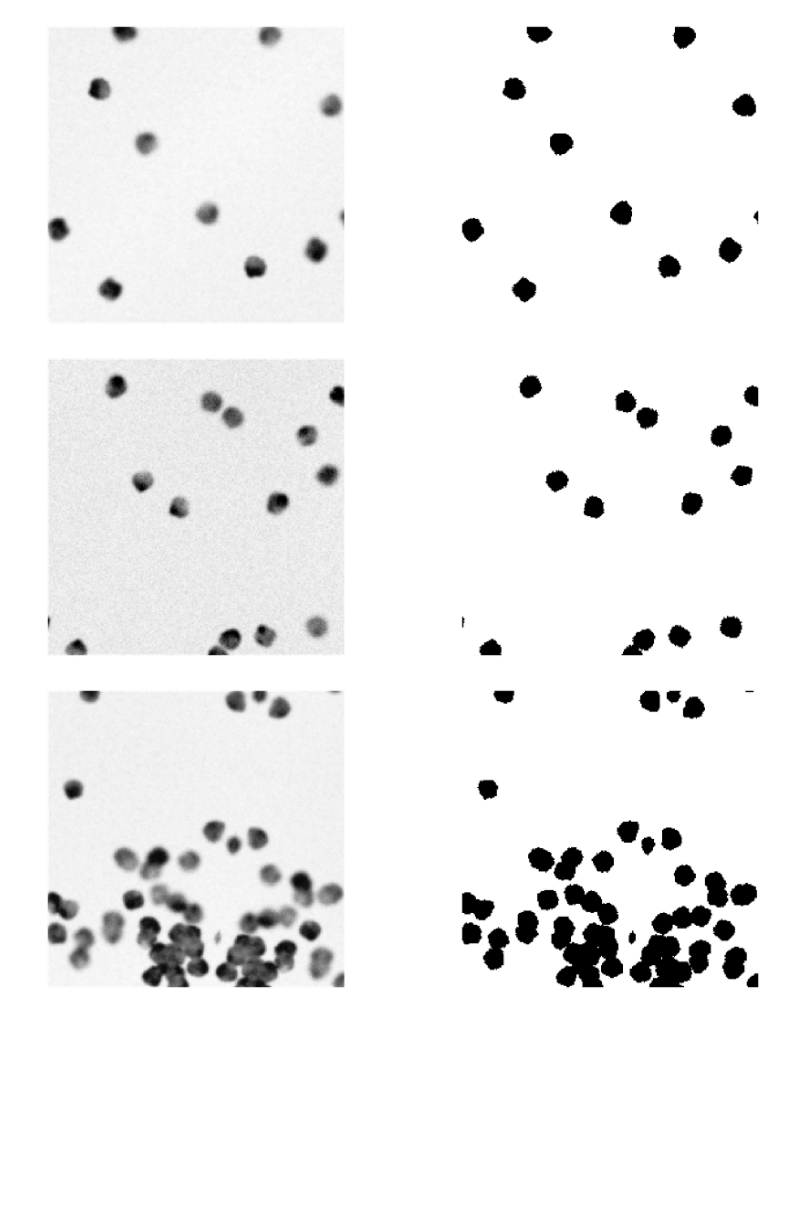
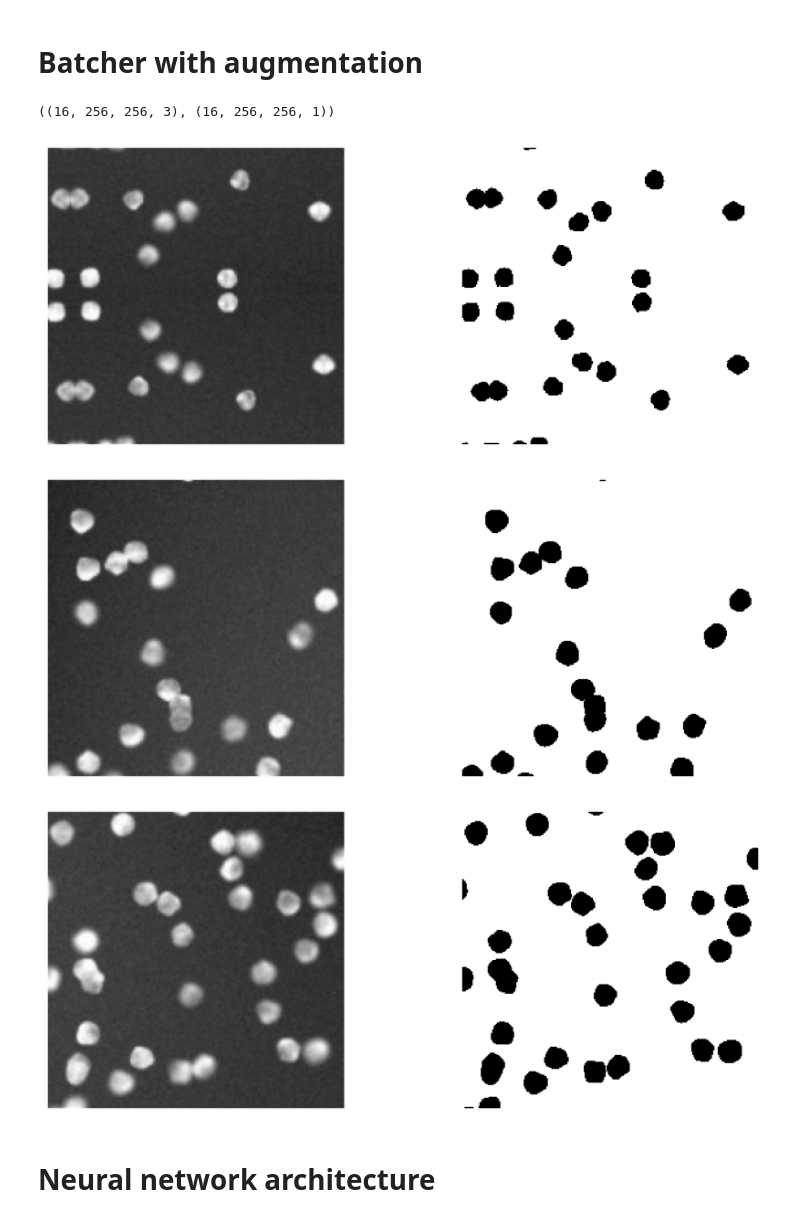
Before and after one commit to Sergei-Volkov/CellsCounter, a Jupyter notebook: NeuralNetworkTry.ipynb, the cells around one changed output. Drawn from its saved outputs; the diff is of its cells as text; code cells hidden in the pictures; blank space fills up the shorter version.

```diff
--- a/NeuralNetworkTry.ipynb
+++ b/NeuralNetworkTry.ipynb
@@ -34,4 +28,12 @@ def get_files_names(path: str):
         files_masks_temp = next(os.walk(path + '/synthetic_0' + percent + '_foreground'))
         files_masks += [files_masks_temp[0] + '/' + name for name in sorted(files_masks_temp[-1], key=lambda k: int(k[:-4]))]
     return np.array(files_images), np.array(files_masks)
+# %%
+X_train, X_test, Y_train, Y_test = train_test_split(
+    *get_files_names(path),
+    test_size=0.3,
+    random_state=12345
+)
+# %% [markdown]
+# Batcher with augmentation
 # %%
@@ -78,15 +79,21 @@ def batch_generator(files_images: np.ndarray, files_masks: np.ndarray, batch_siz
 # %%
-imgs, masks = next(batch_generator(*get_files_names(path), 3))
+imgs, masks = next(batch_generator(X_train, Y_train, 16))
+# %%
+imgs.shape, masks.shape
+# %% [output]
+((16, 256, 256, 3), (16, 256, 256, 1))
 # %%
-for j in range(3):
+for j in np.random.randint(16, size=3):
     plt.figure(dpi=300, figsize=(10, 4))
     plt.subplot(1, 2, 1)
     plt.axis('off')
     plt.imshow(imgs[j], cmap='Greys')
     plt.subplot(1, 2, 2)
     plt.axis('off')
-    plt.imshow(masks[j], cmap='Greys')
+    plt.imshow(masks[j, ..., 0], cmap='Greys')
 # %% [output]
-[figure, old version]
+[figure, new version]
-[figure, old version]
+[figure, new version]
-[figure, old version]
+[figure, new version]
+# %% [markdown]
+# Neural network architecture
```
Also changed, not shown: parts of 8 cells of this notebook.
